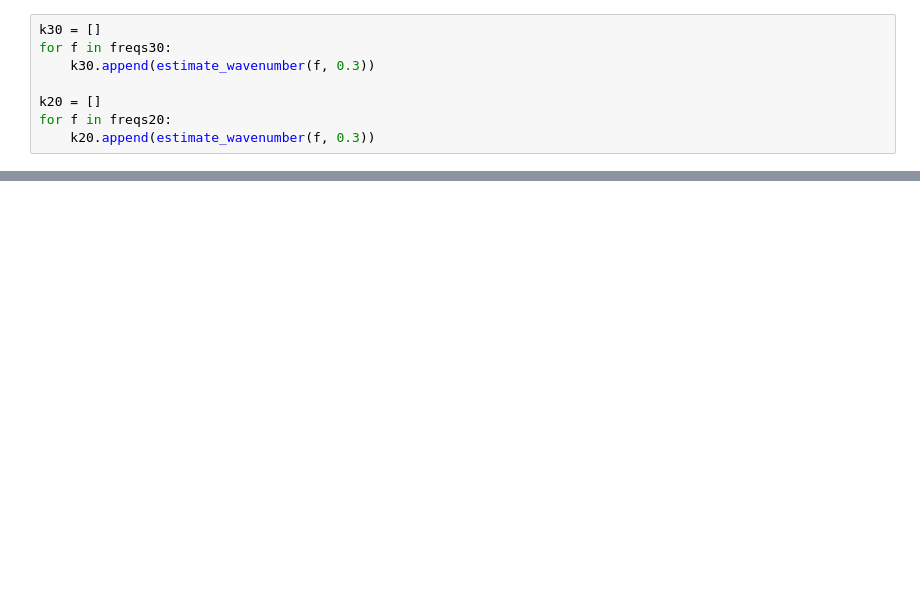
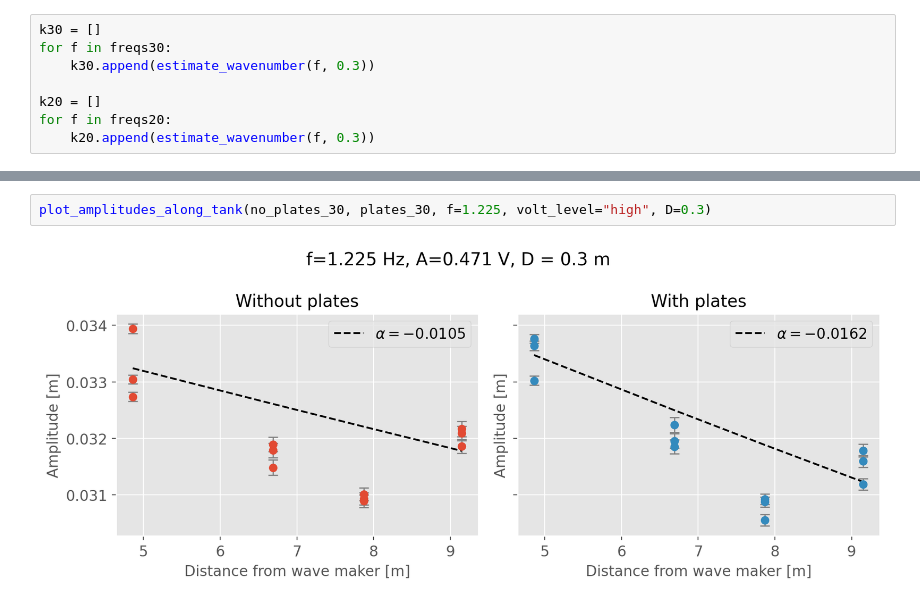
Before and after one commit to kjes4pres/Master_code, a Jupyter notebook: Lab/Probe_analysis/ak_scaling.ipynb, the cells around one changed output, grey strips where cells are left out. Saved outputs shown, nothing was run; the diff lists cells and outputs as text; blank space fills up the shorter version.

```diff
--- a/Lab/Probe_analysis/ak_scaling.ipynb
+++ b/Lab/Probe_analysis/ak_scaling.ipynb
@@ -910,0 +421,4 @@ print(np.max([max_ak_20, max_ak_30, max_ak_20_p, max_ak_30_p]))
+# %%
+plot_amplitudes_along_tank(no_plates_30, plates_30, f=1.225, volt_level="high", D=0.3)
+# %% [output]
+[figure, added]
```
Also changed, not shown: parts of 42 cells of this notebook, 5 other files.
